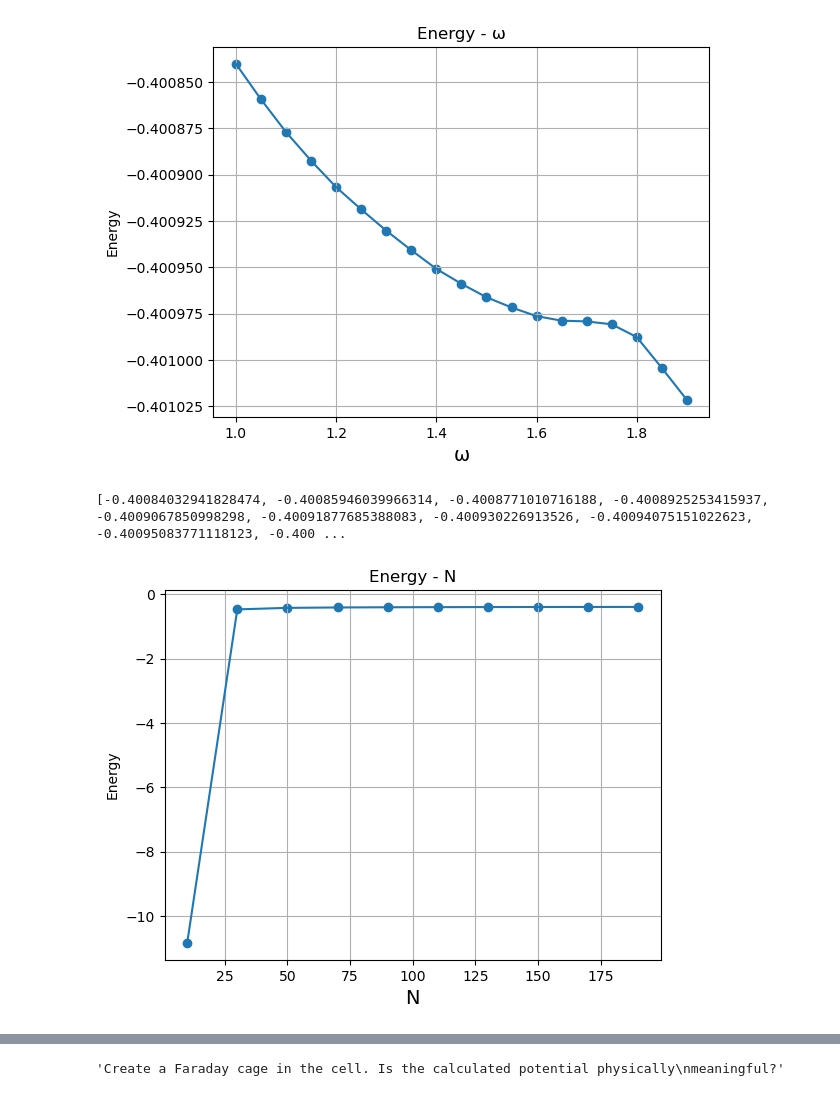
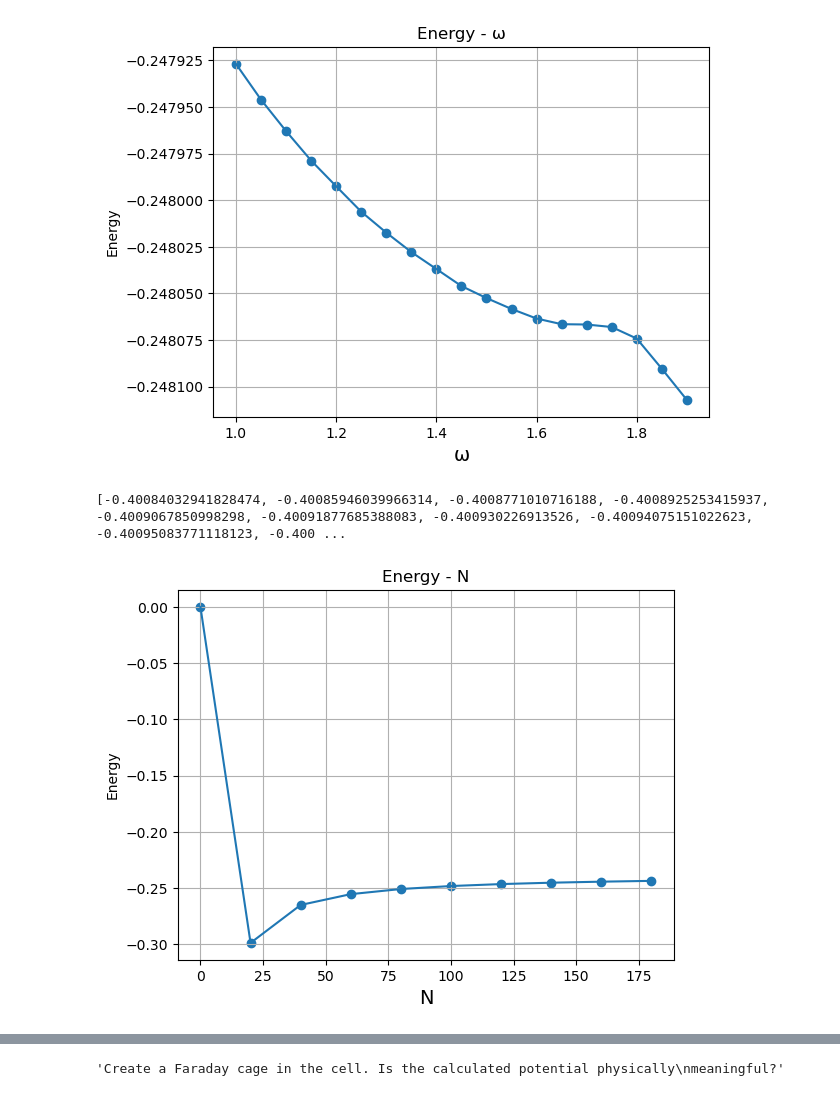
Before and after one commit to VeganSouvlaki/CP, a Jupyter notebook: ΠΡΟΤΖΕΚΤ.ipynb, the cells around one changed output, grey strips where cells are left out. Drawn from its saved outputs; the diff is of its cells as text; code cells hidden in the pictures.

```diff
--- a/ΠΡΟΤΖΕΚΤ.ipynb
+++ b/ΠΡΟΤΖΕΚΤ.ipynb
@@ -17,7 +17,7 @@ xmin,ymin=0,0
 xmax,ymax=1,1
 N=100
 
-def g2D(x,y,qx,qy,sigma=0.02): #mix,miy thesi fortiou
+def g2D(x,y,qx,qy,sigma=0.05): #mix,miy thesi fortiou
     e = (-((x - qx)**2 + (y - qy)**2)) / (2 * sigma**2)
     return (np.exp(e) )/ (2 * np.pi * sigma**2)
 
@@ -115,5 +117,5 @@ plt.title("Energy - ω")
 plt.grid()
 plt.show()
 # %% [output]
-[figure, old version]
+[figure, new version]
 # %%
@@ -123,25 +125,25 @@ print(energylist) #mallon lathos times energeias exw...
 # %%
 Nlist=[]
 energylist=[]
 #af=apotelesma function
 
-for n in np.arange(10, 200, 20):  # Δημιουργία τιμών από 1.0 έως 2.0
+for n in np.arange(0, 200, 20):  # Δημιουργία τιμών από 1.0 έως 2.0
     af = convE(N=n)  # Κλήση της συνάρτησης synartisi
     Nlist.append(n)  # Προσθήκη του omega στη λίστα
     energylist.append(af[1])
 
 
 
 
 plt.plot(Nlist,energylist)
 plt.scatter(Nlist,energylist)
 plt.xlabel("N",size=14)
 plt.ylabel("Energy")
 plt.title("Energy - N")
 plt.grid()
 plt.show()
 # %% [output]
-[figure, old version]
+[figure, new version]
 # %%
 xmin,ymin=0,0
 xmax,ymax=1,1
```
Also changed, not shown: parts of 12 cells of this notebook.
